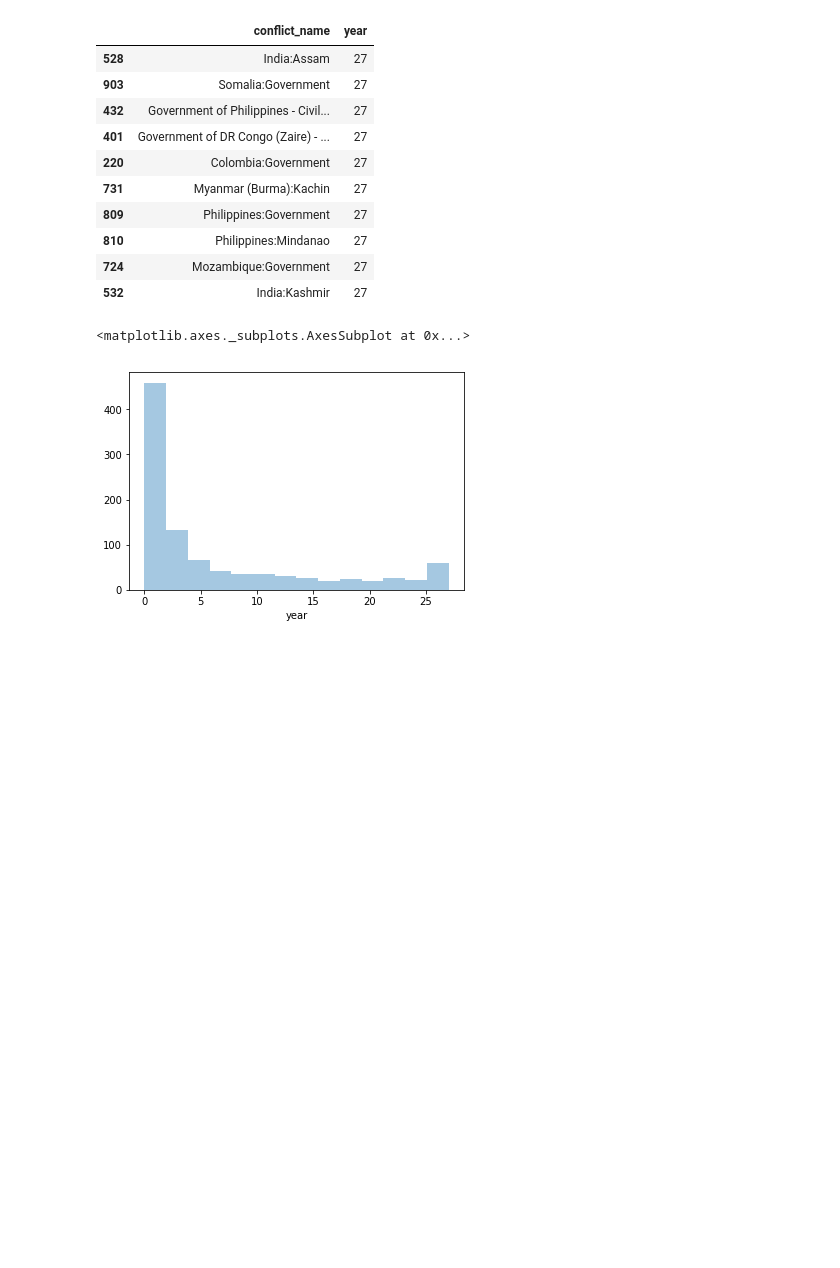
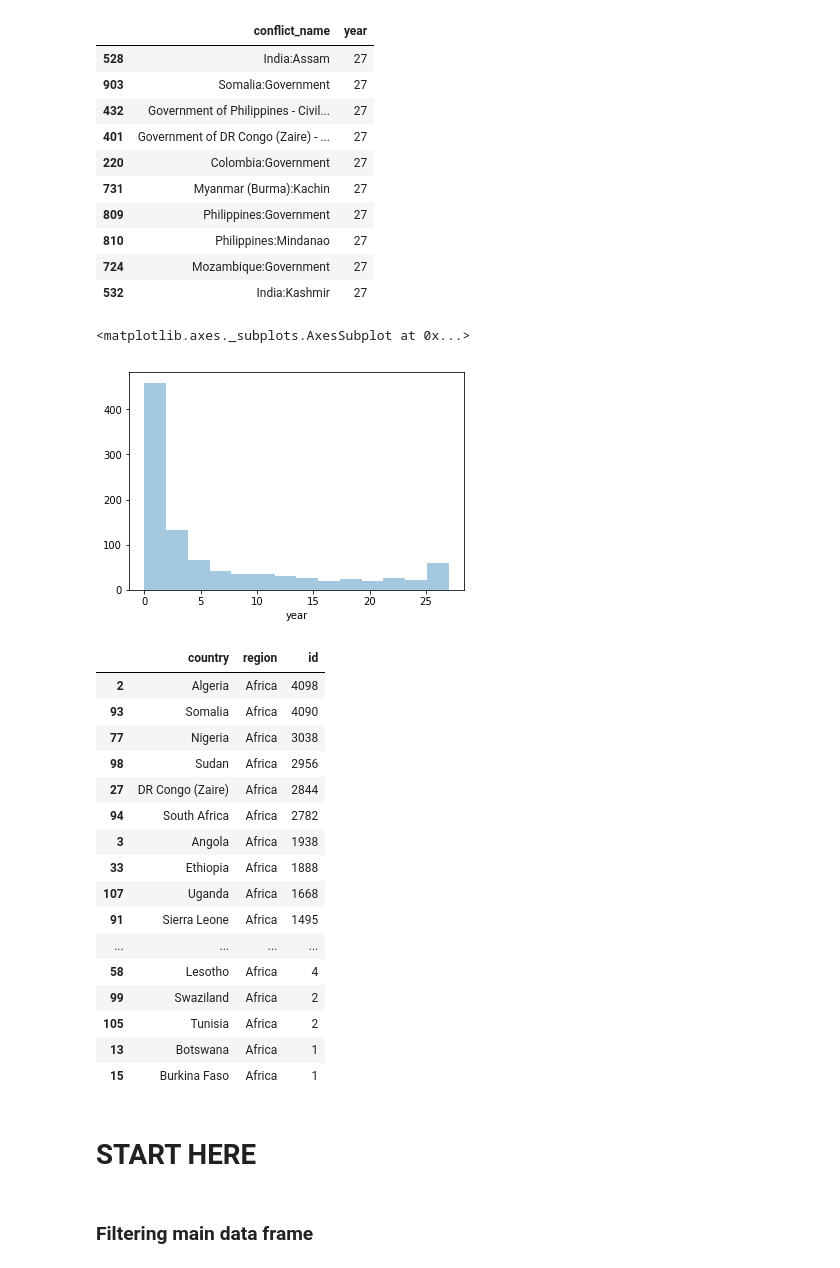
Before and after one commit to zenhaeus/cs-401, a Jupyter notebook: project/milestone-1.ipynb, the cells around one changed output. Drawn from its saved outputs; the diff is of its cells as text; code cells hidden in the pictures; blank space fills up the shorter version.

Commit message:
Finished data wrangling

```diff
--- a/project/milestone-1.ipynb
+++ b/project/milestone-1.ipynb
@@ -12,7 +12,7 @@ def read_data():
     '''
     The repo contains the data in a zipped file to save some space,
     this function will automatically extract the csv from that zip
-    if it has not already been extracted and return the data in a DataFrame
+    if it has not already been extracted and return the data in a DataFrame.
     '''
     name = './data/ged171'
 
@@ -157,3 +157,30 @@ sns.distplot(by_duration['year'], kde=False)
 # %% [output]
 <matplotlib.axes._subplots.AxesSubplot at 0x...>
 [figure]
+# %%
+temp = df.groupby(['country', 'region'])['id'].count() \
+                    .reset_index() \
+                    .sort_values('id', ascending=False)
+
+temp = temp.loc[temp.region == 'Africa']
+temp
+# %% [output]
+|  | country | region | id |
+| 2 | Algeria | Africa | 4098 |
+| 93 | Somalia | Africa | 4090 |
+| 77 | Nigeria | Africa | 3038 |
+| 98 | Sudan | Africa | 2956 |
+| 27 | DR Congo (Zaire) | Africa | 2844 |
+| 94 | South Africa | Africa | 2782 |
+| 3 | Angola | Africa | 1938 |
+| 33 | Ethiopia | Africa | 1888 |
+| 107 | Uganda | Africa | 1668 |
+| 91 | Sierra Leone | Africa | 1495 |
+| ... | ... | ... | ... |
+| 58 | Lesotho | Africa | 4 |
+| 99 | Swaziland | Africa | 2 |
+| 105 | Tunisia | Africa | 2 |
+| 13 | Botswana | Africa | 1 |
+| 15 | Burkina Faso | Africa | 1 |
+# %% [markdown]
+# START HERE
@@ -159,0 +208,2 @@ sns.distplot(by_duration['year'], kde=False)
+# %% [markdown]
+### Filtering main data frame
```
Also changed, not shown: parts of 17 cells of this notebook, 1 other file.
